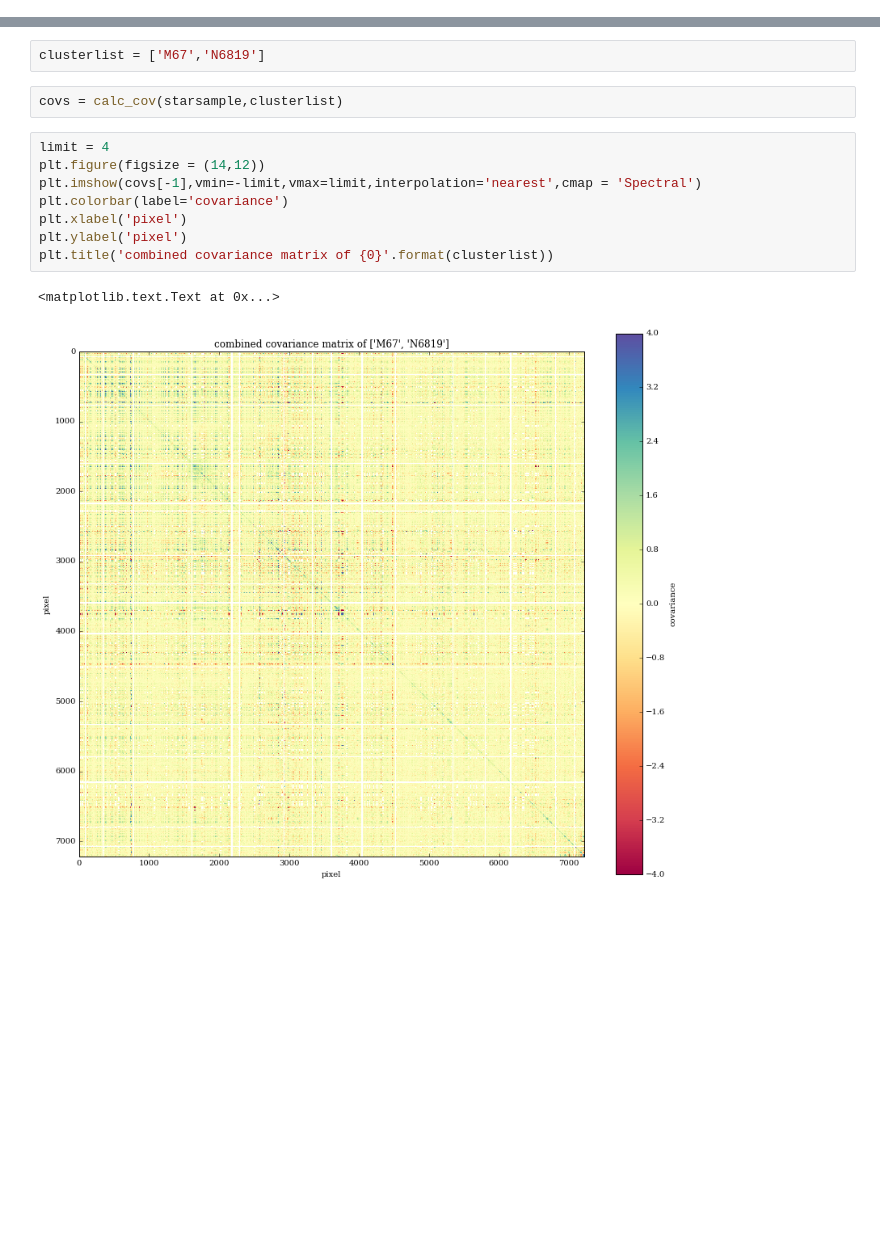
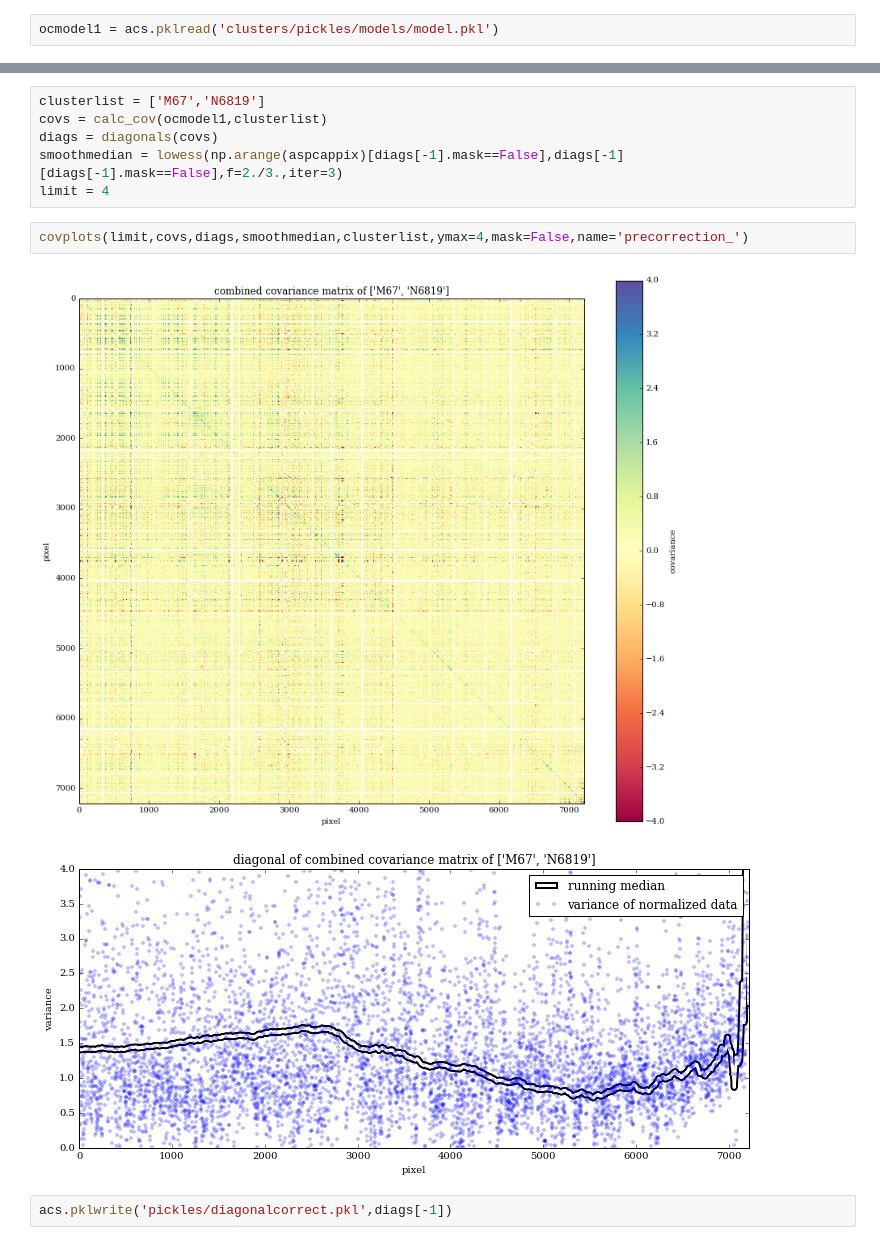
Before and after one commit to NatalieP-J/rcapogee-plots, a Jupyter notebook: red_clump_calibration.ipynb, the cells around one changed output, grey strips where cells are left out. Saved outputs shown, nothing was run; the diff lists cells and outputs as text; blank space fills up the shorter version.

```diff
--- a/red_clump_calibration.ipynb
+++ b/red_clump_calibration.ipynb
@@ -21,3 +21,5 @@ Finding random sigma runtime 0.30 s
+# %%
+ocmodel1 = acs.pklread('clusters/pickles/models/model.pkl')
 # %%
 import numpy as np
 from lowess import lowess
@@ -72,15 +111,13 @@ def diagonals(covs):
-# %%
-clusterlist = ['M67','N6819']
-# %%
-covs = calc_cov(starsample,clusterlist)
-# %%
-limit = 4
-plt.figure(figsize = (14,12))
-plt.imshow(covs[-1],vmin=-limit,vmax=limit,interpolation='nearest',cmap = 'Spectral')
-plt.colorbar(label='covariance')
-plt.xlabel('pixel')
-plt.ylabel('pixel')
-plt.title('combined covariance matrix of {0}'.format(clusterlist))
-# %% [output]
-<matplotlib.text.Text at 0x...>
-[figure, removed]
+# %%
+clusterlist = ['M67','N6819']
+covs = calc_cov(ocmodel1,clusterlist)
+diags = diagonals(covs)
+smoothmedian = lowess(np.arange(aspcappix)[diags[-1].mask==False],diags[-1][diags[-1].mask==False],f=2./3.,iter=3)
+limit = 4
+# %%
+covplots(limit,covs,diags,smoothmedian,clusterlist,ymax=4,mask=False,name='precorrection_')
+# %% [output]
+[figure, added]
+[figure, added]
+# %%
+acs.pklwrite('pickles/diagonalcorrect.pkl',diags[-1])
```
Also changed, not shown: parts of 19 cells of this notebook, 4 other files.
